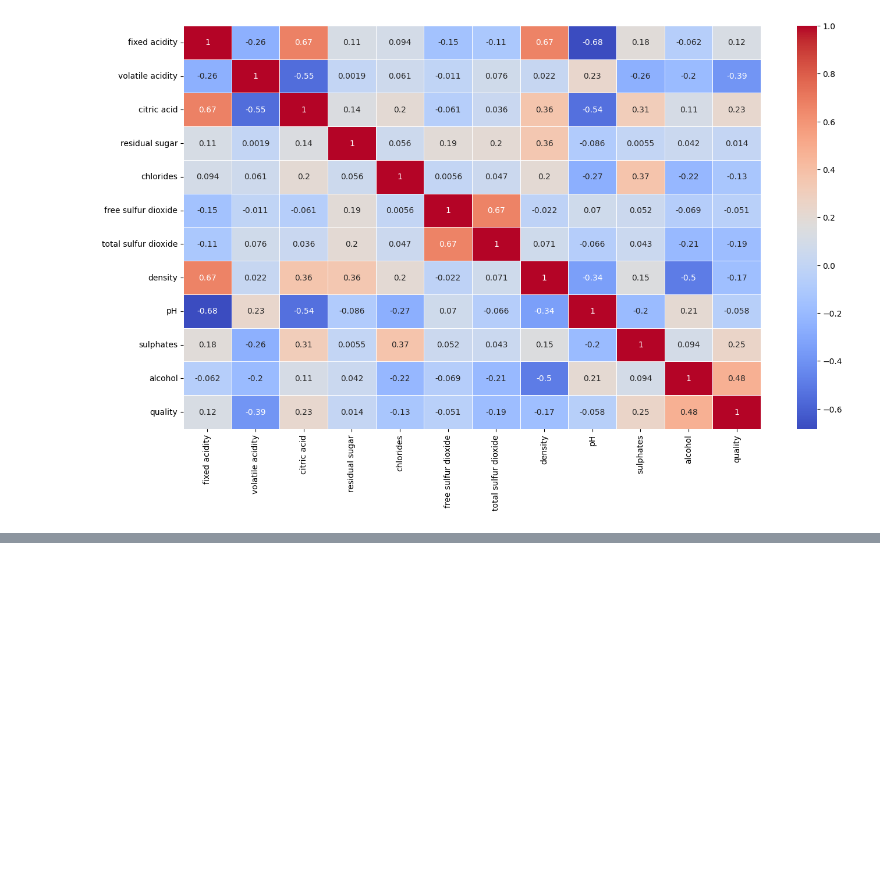
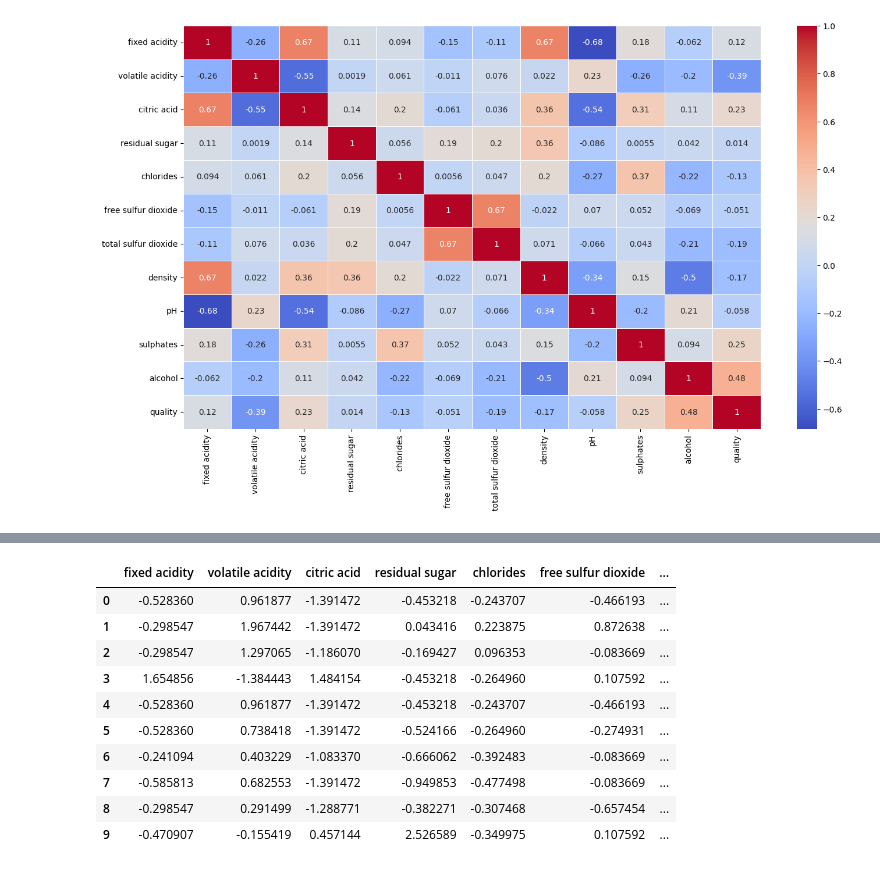
Before and after one commit to rockfiller/Prediction-of-quality-of-Wine, a Jupyter notebook: Prediction_of_quality_of_Wine.ipynb, the cells around one changed output, grey strips where cells are left out. Saved outputs shown, nothing was run; the diff lists cells and outputs as text; code cells hidden in the pictures; blank space fills up the shorter version.

```diff
--- a/Prediction_of_quality_of_Wine.ipynb
+++ b/Prediction_of_quality_of_Wine.ipynb
@@ -44,0 +133,18 @@ plt.show()
+# %%
+# https://www.kaggle.com/datasets/uciml/red-wine-quality-cortez-et-al-2009/data
+bins = [0, 6.5, 10]
+labels = ['bad', 'good']
+df['quality'] = pd.cut(df['quality'], bins=bins, labels=labels)
+df.head(10)
+# %% [output]
+|  | fixed acidity | volatile acidity | citric acid | residual sugar | chlorides | free sulfur dioxide | ... |
+| 0 | -0.528360 | 0.961877 | -1.391472 | -0.453218 | -0.243707 | -0.466193 | ... |
+| 1 | -0.298547 | 1.967442 | -1.391472 | 0.043416 | 0.223875 | 0.872638 | ... |
+| 2 | -0.298547 | 1.297065 | -1.186070 | -0.169427 | 0.096353 | -0.083669 | ... |
+| 3 | 1.654856 | -1.384443 | 1.484154 | -0.453218 | -0.264960 | 0.107592 | ... |
+| 4 | -0.528360 | 0.961877 | -1.391472 | -0.453218 | -0.243707 | -0.466193 | ... |
+| 5 | -0.528360 | 0.738418 | -1.391472 | -0.524166 | -0.264960 | -0.274931 | ... |
+| 6 | -0.241094 | 0.403229 | -1.083370 | -0.666062 | -0.392483 | -0.083669 | ... |
+| 7 | -0.585813 | 0.682553 | -1.391472 | -0.949853 | -0.477498 | -0.083669 | ... |
+| 8 | -0.298547 | 0.291499 | -1.288771 | -0.382271 | -0.307468 | -0.657454 | ... |
+| 9 | -0.470907 | -0.155419 | 0.457144 | 2.526589 | -0.349975 | 0.107592 | ... |
```
Also changed, not shown: parts of 17 cells of this notebook.
